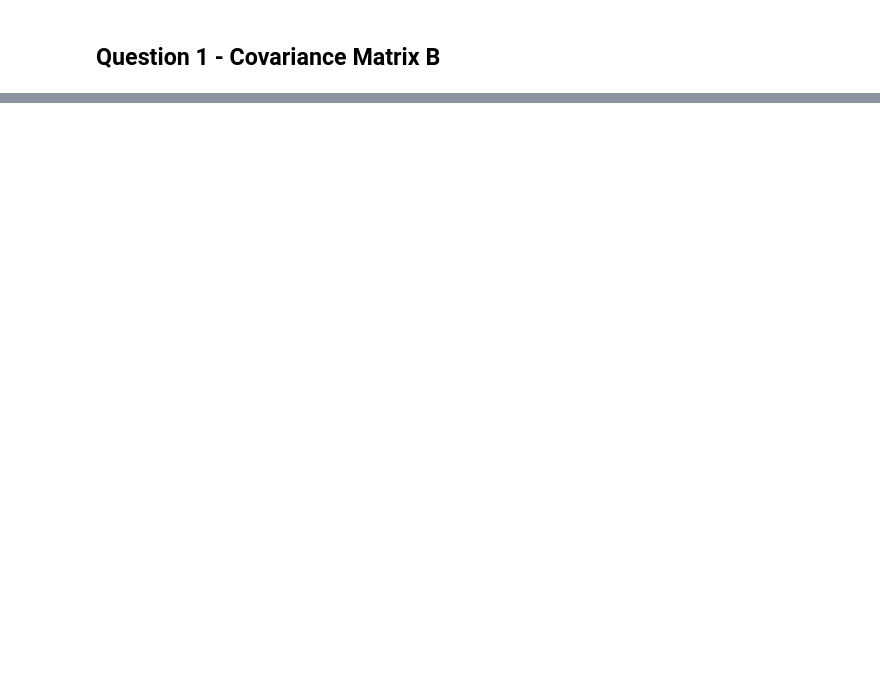
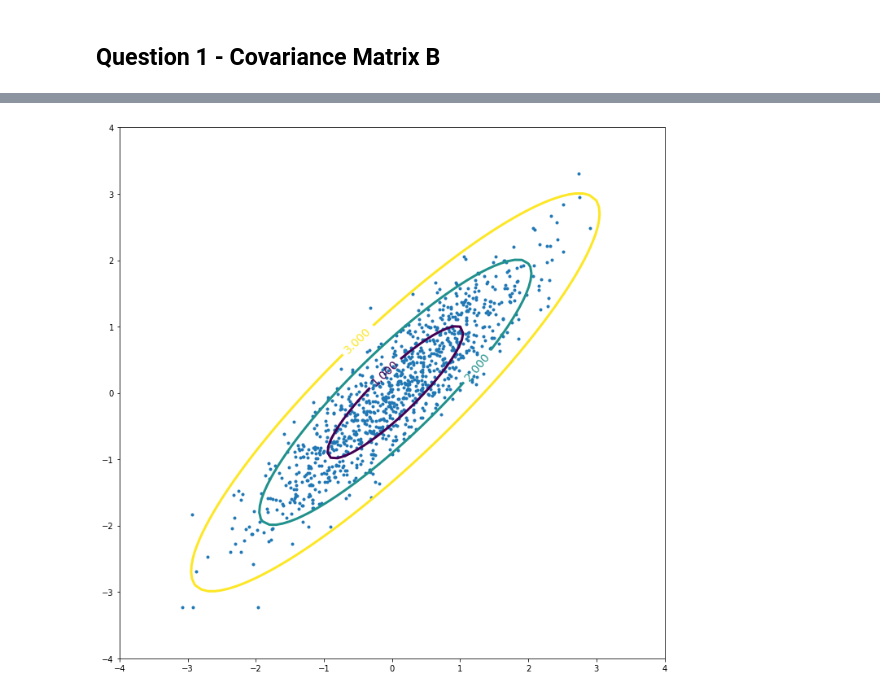
Before and after one commit to sujan-sube/pattern-recognition-asgmt, a Jupyter notebook: assignment-1/assignment-1.ipynb, the cells around one changed output, grey strips where cells are left out. Saved outputs shown, nothing was run; the diff lists cells and outputs as text; code cells hidden in the pictures; blank space fills up the shorter version.

```diff
--- a/assignment-1/assignment-1.ipynb
+++ b/assignment-1/assignment-1.ipynb
@@ -77,0 +135,43 @@ plt.show()
+# %%
+# part b
+
+# calculate mean, eigenvalues, eigenvectors and transform matrix
+mean0 = np.mean(Y[:,0])
+mean1 = np.mean(Y[:,1])
+eig_vals, eig_vecs = np.linalg.eig(covariance)
+A = np.linalg.inv(covariance)
+
+# circle centered at mean of data
+xv = np.arange(-4, 4, 0.1)
+yv = np.arange(-4, 4, 0.1)
+x, y = np.meshgrid(xv, yv)
+z = (x - mean0) ** 2 + (y - mean1) ** 2
+
+# transform given point (x, y) using matrix A
+def transform(x, y, A):
+    data = np.array([x, y])
+    z = np.sqrt(np.matmul(data.T, np.matmul(A, data))) # sqrt([x, y]*A*[x, y].T)
+    return np.diag(z)
+
+# manipulate circle to obtain standard deviation contour
+gridsize = len(x)
+zt = np.empty((gridsize, gridsize))
+for i in range(gridsize):
+    zt[i] = transform(x[i] - mean0, y[i] - mean1, A)
+
+# from part a
+fig, ax = plt.subplots(figsize=(12,12))
+plt.scatter(Y[:,0], Y[:,1], marker='.')
+
+# plot contour
+cs = ax.contour(x, y, zt, levels=[1, 2, 3], linewidths=3)
+ax.clabel(cs, inline=1, fontsize=14)
+
+# plot formatting
+xmin, ymin = -4, -4
+xmax, ymax = 4, 4
+ax.set_xlim([xmin, xmax])
+ax.set_ylim([ymin, ymax])
+plt.show()
+# %% [output]
+[figure, added]
```
Also changed, not shown: parts of 4 cells of this notebook.
